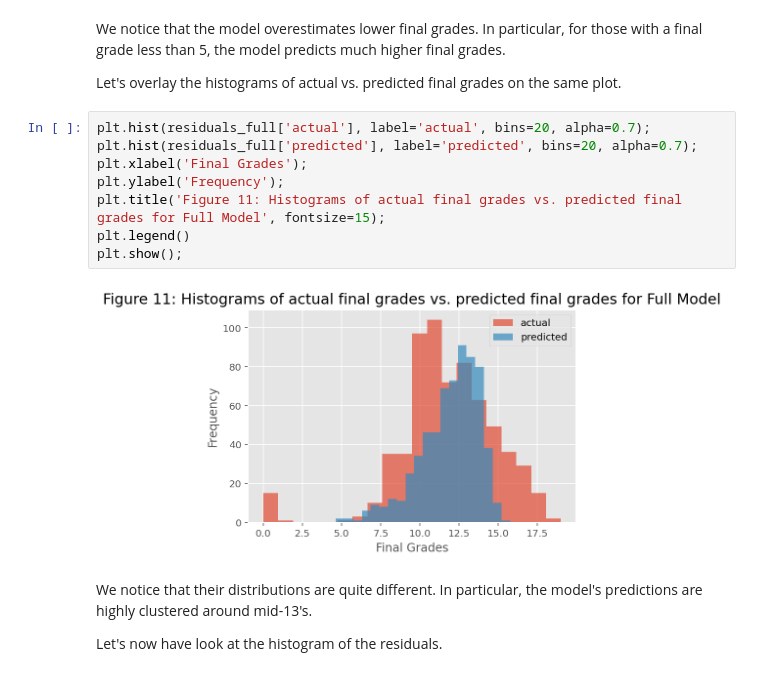
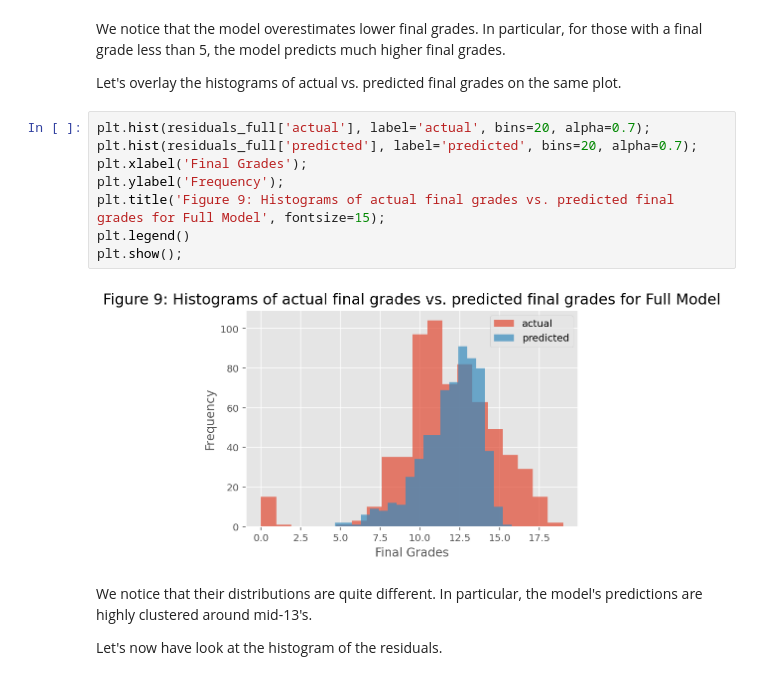
Before and after one commit to Rhyme1325/Analytics_project, a Jupyter notebook: project.ipynb, the cells around one changed output. Drawn from its saved outputs; the diff is of its cells as text.

```diff
--- a/project.ipynb
+++ b/project.ipynb
@@ -612,13 +613,13 @@ Let's overlay the histograms of actual vs. predicted final grades on the same pl
 # %%
 plt.hist(residuals_full['actual'], label='actual', bins=20, alpha=0.7);
 plt.hist(residuals_full['predicted'], label='predicted', bins=20, alpha=0.7);
 plt.xlabel('Final Grades');
 plt.ylabel('Frequency');
-plt.title('Figure 11: Histograms of actual final grades vs. predicted final grades for Full Model', fontsize=15);
+plt.title('Figure 9: Histograms of actual final grades vs. predicted final grades for Full Model', fontsize=15);
 plt.legend()
 plt.show();
 # %% [output]
-[figure, old version]
+[figure, new version]
 # %% [markdown]
 We notice that their distributions are quite different. In particular, the model's predictions are highly clustered around mid-13's.
 
```
Also changed, not shown: parts of 30 cells of this notebook.
